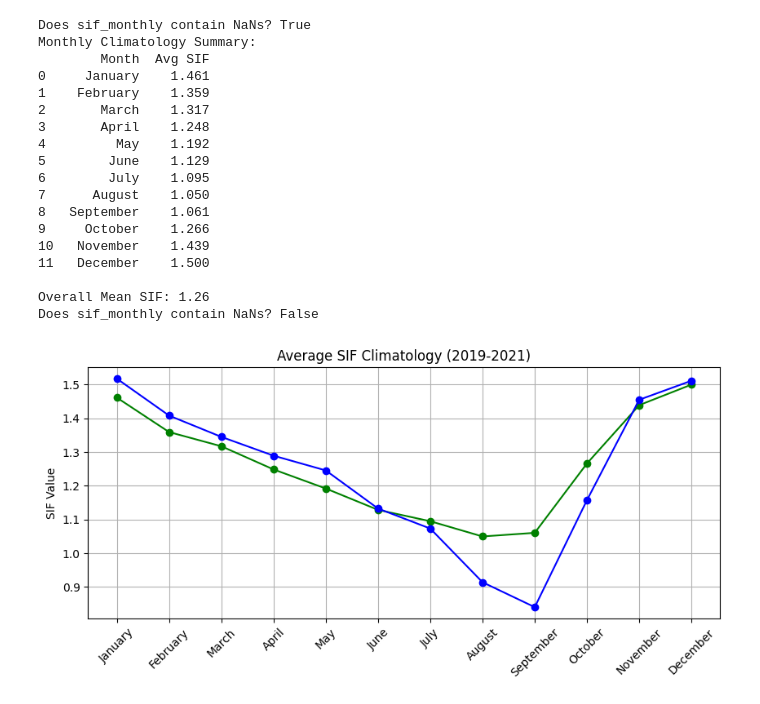
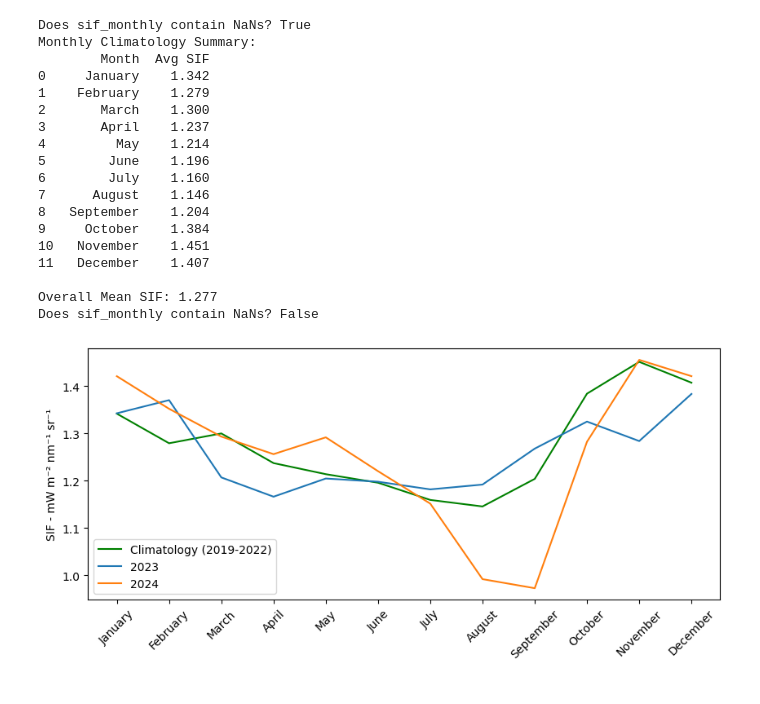
Before and after one commit to raviolihui/SIF_anomalies, a Jupyter notebook: TROPOMI_AE.ipynb, the cells around one changed output. Saved outputs shown, nothing was run; the diff lists cells and outputs as text; code cells hidden in the pictures.

```diff
--- a/TROPOMI_AE.ipynb
+++ b/TROPOMI_AE.ipynb
@@ -1,6 +1,8 @@
 # %%
 import xarray as xr
 import numpy as np
+import cartopy.crs as ccrs
+import cartopy.feature as cfeature
 import os
 import matplotlib.pyplot as plt
 import pandas as pd
@@ -9,11 +11,11 @@ from tensorflow.keras.layers import Input, ConvLSTM2D, TimeDistributed, Conv2D,
 from tensorflow.keras.models import Model
 from tensorflow.keras.regularizers import l2
 from skimage.measure import block_reduce
-
+from skimage.transform import resize
 
 # Amazon bounds
-lat_min, lat_max = -15, 5
-lon_min, lon_max = -70, -50
+lat_min, lat_max = -10, 5
+lon_min, lon_max = -75, -50
 
 sif_amazon = []
 time_list = []
@@ -63,5 +65,12 @@ for i, month_data in enumerate(sif_amazon):
 print("Fixed sif_monthly shape:", sif_monthly.shape)
 # solar_induced_fluorescence_uncertainty         (time, latitude, longitude) float32 537MB .
 #solar_induced_fluorescence_uncertainty_weight  (time, latitude, longitude) float32 537MB ...
+
+# Calculate the monthly mean over all pixels for February 2023
+year_idx = years.index(2023)  # Find the index for the year 2023
+month_idx = 1  # February (0-based index)
+
+february_2023_mean = np.nanmean(sif_monthly[year_idx, month_idx])
+print(f"Monthly mean SIF for February 2023: {february_2023_mean}")
 # %% [output]
 Files found: ['s5p-l3grd-sif-001-month-20190101-20240325.nc', 's5p-l3grd-sif-001-month-20190201-20240325.nc', 's5p-l3grd-sif-001-month-20190301-20240325.nc', 's5p-l3grd-sif-001-month-20190401-20240325 ...
@@ -69,13 +157,12 @@ Fixed sif_monthly shape: (6, 12, 911, 910)
 # %%
 has_nans = np.isnan(sif_monthly).any()
 print("Does sif_monthly contain NaNs?", has_nans)
-# Calculate the mean of sif_monthly ignoring NaNs
 mean_sif_monthly = np.nanmean(sif_monthly)
+sif_monthly = np.nan_to_num(sif_monthly, nan=mean_sif_monthly)
+# Exclude years 2023 and 2024 (last two years) for climatology calculation
+sif_monthly_climatology = sif_monthly[:4]  # shape: (4, 12, lat, lon)
+climatology = np.nanmean(sif_monthly_climatology, axis=0)
 
-# Replace NaNs in sif_monthly with the calculated mean
-sif_monthly = np.nan_to_num(sif_monthly, nan=mean_sif_monthly)
-# Compute climatology: Average across years per month (ignoring NaNs)
-climatology = np.nanmean(sif_monthly, axis=0)
 
 # Compute monthly means: Average over spatial dimensions
 monthly_means = np.nanmean(climatology, axis=(1, 2))  # Shape: (12,)
@@ -109,32 +196,35 @@ print("Does sif_monthly contain NaNs?", has_nans)
 Does sif_monthly contain NaNs? True
 Monthly Climatology Summary:
         Month  Avg SIF
-0     January    1.461
-1    February    1.359
-2       March    1.317
-3       April    1.248
-4         May    1.192
-5        June    1.129
-6        July    1.095
-7      August    1.050
-8   September    1.061
-9     October    1.266
-10   November    1.439
-11   December    1.500
+0     January    1.342
+1    February    1.279
+2       March    1.300
+3       April    1.237
+4         May    1.214
+5        June    1.196
+6        July    1.160
+7      August    1.146
+8   September    1.204
+9     October    1.384
+10   November    1.451
+11   December    1.407
 
-Overall Mean SIF: 1.26
+Overall Mean SIF: 1.277
 Does sif_monthly contain NaNs? False
 # %%
 plt.figure(figsize=(10,4))
-plt.plot(months, monthly_means, marker='o', color='green')
-plt.plot(months, sif_monthly[5,:,:,:].mean(axis=(1, 2)), marker='o', color='blue', label='Monthly Mean SIF') #here it seems we are not getting
-plt.title("Average SIF Climatology (2019-2021)")
-plt.ylabel("SIF Value")
+plt.plot(months, monthly_means, color='green', label ='Climatology (2019-2022)')
+plt.plot(months, sif_monthly[4,:,:,:].mean(axis=(1, 2)), label='2023')
+plt.plot(months, sif_monthly[5,:,:,:].mean(axis=(1, 2)), label='2024')
+plt.ylabel("SIF - mW m⁻² nm⁻¹ sr⁻¹")
 plt.xticks(rotation=45)
-plt.grid(True)
+plt.legend()
+plt.savefig("pic/sif_climatology.png")
 plt.show()
+
+#there seems to be an anomaly in 2024 in august and septemver and then in 2023 it deviates in november and december maybe march april.
 # %% [output]
-[figure, old version]
+[figure, new version]
 # %%
 # Choose a month (0-11)
 month_idx = 7  # August
```
Also changed, not shown: parts of 20 cells of this notebook, 7 other files.
